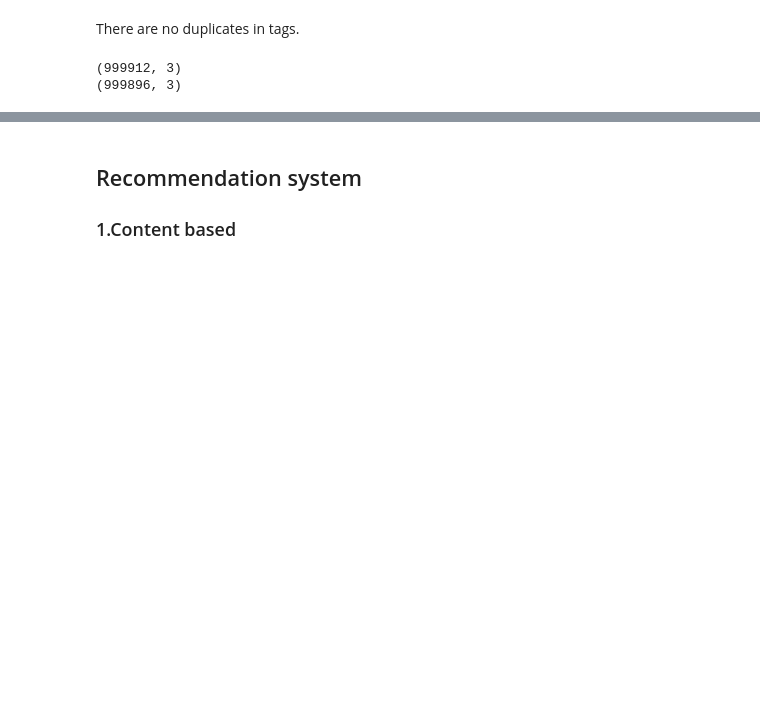
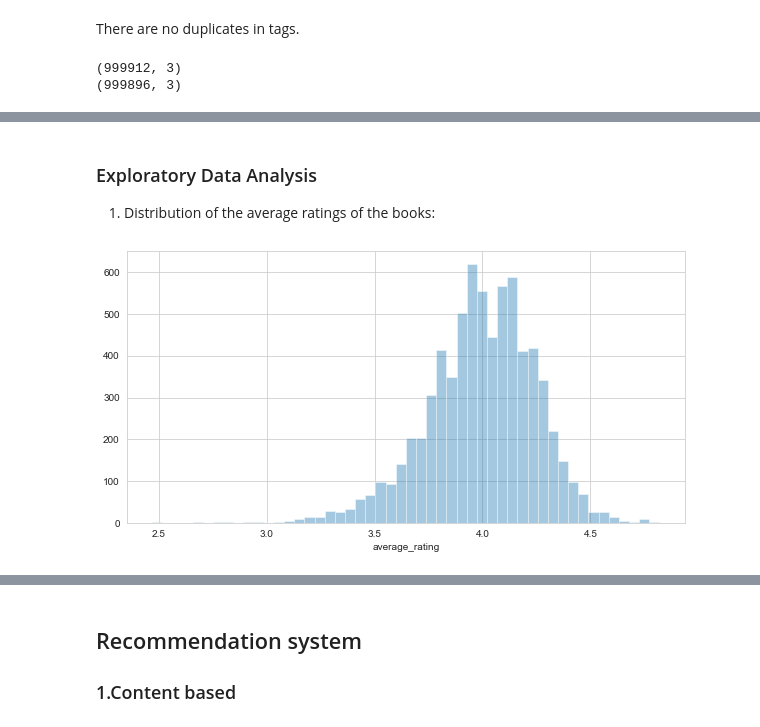
Before and after one commit to ambita20/BookRecommenderSystem, a Jupyter notebook: code.ipynb, the cells around one changed output, grey strips where cells are left out. Saved outputs shown, nothing was run; the diff lists cells and outputs as text; code cells hidden in the pictures; blank space fills up the shorter version.

```diff
--- a/code.ipynb
+++ b/code.ipynb
@@ -362,0 +283,9 @@ new_tags=p[p.index.isin(genres)]
+# %% [markdown]
+### Exploratory Data Analysis
+
+1. Distribution of the average ratings of the books:
+# %%
+plt.figure(figsize=(10,5))
+sns.distplot(a=books['average_rating'], kde=False);
+# %% [output]
+[figure, added]
```
Also changed, not shown: parts of 65 cells of this notebook.
